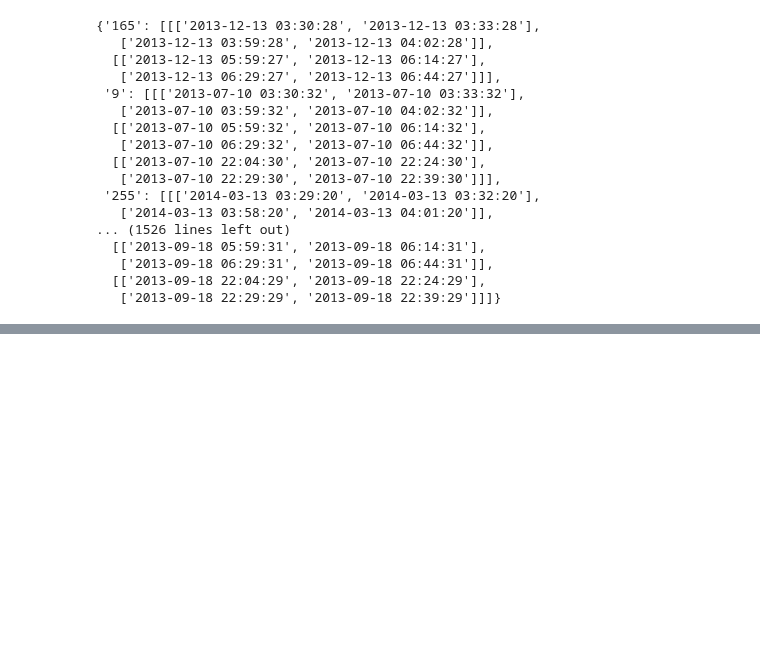
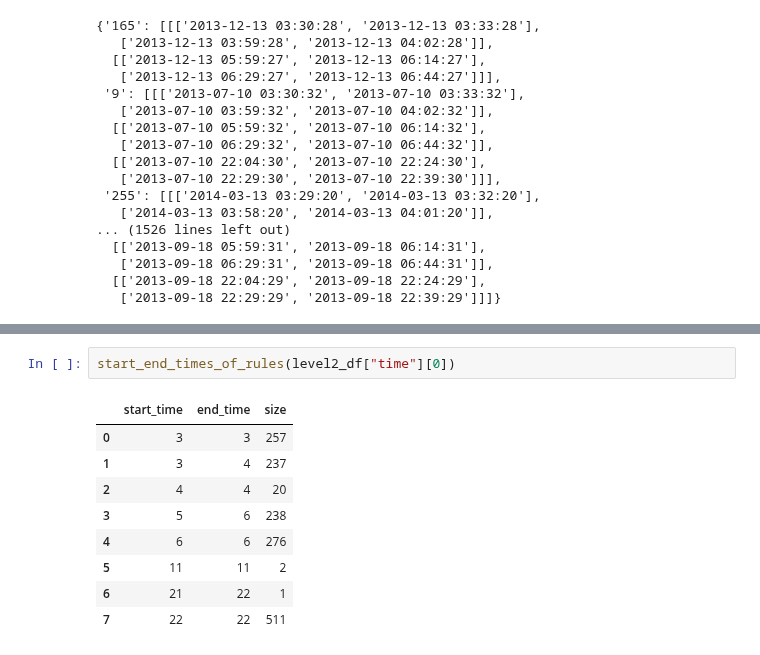
Before and after one commit to christiannielsen98/Datavidenskab-P6, a Jupyter notebook: WIP/Christian/extractions_from_time_post_TPM.ipynb, the cells around one changed output, grey strips where cells are left out. Drawn from its saved outputs; the diff is of its cells as text; blank space fills up the shorter version.

```diff
--- a/WIP/Christian/extractions_from_time_post_TPM.ipynb
+++ b/WIP/Christian/extractions_from_time_post_TPM.ipynb
@@ -106,0 +106,12 @@ Name: time, Length: 306, dtype: object
+# %%
+start_end_times_of_rules(level2_df["time"][0])
+# %% [output]
+|  | start_time | end_time | size |
+| 0 | 3 | 3 | 257 |
+| 1 | 3 | 4 | 237 |
+| 2 | 4 | 4 | 20 |
+| 3 | 5 | 6 | 238 |
+| 4 | 6 | 6 | 276 |
+| 5 | 11 | 11 | 2 |
+| 6 | 21 | 22 | 1 |
+| 7 | 22 | 22 | 511 |
```
Also changed, not shown: parts of 7 cells of this notebook.
